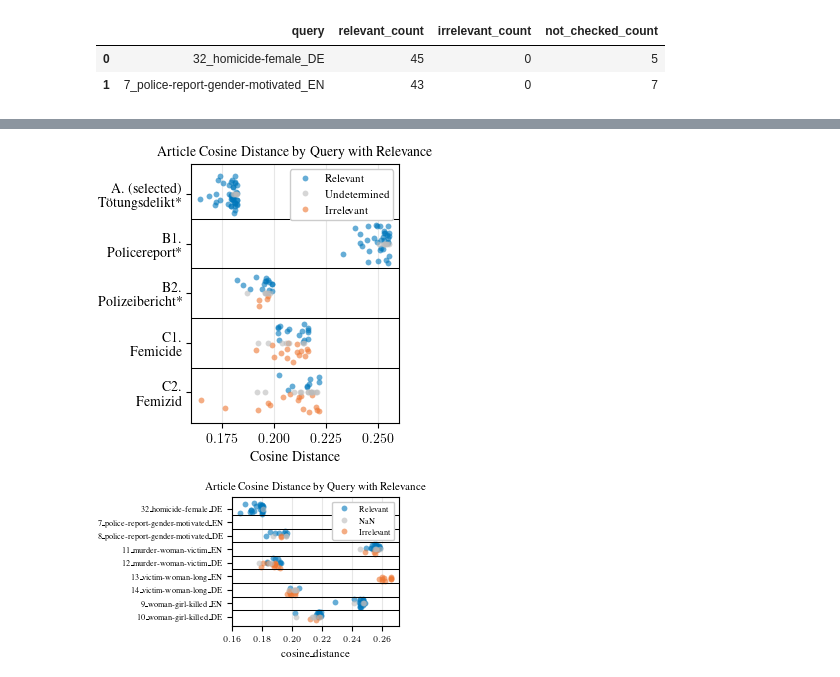
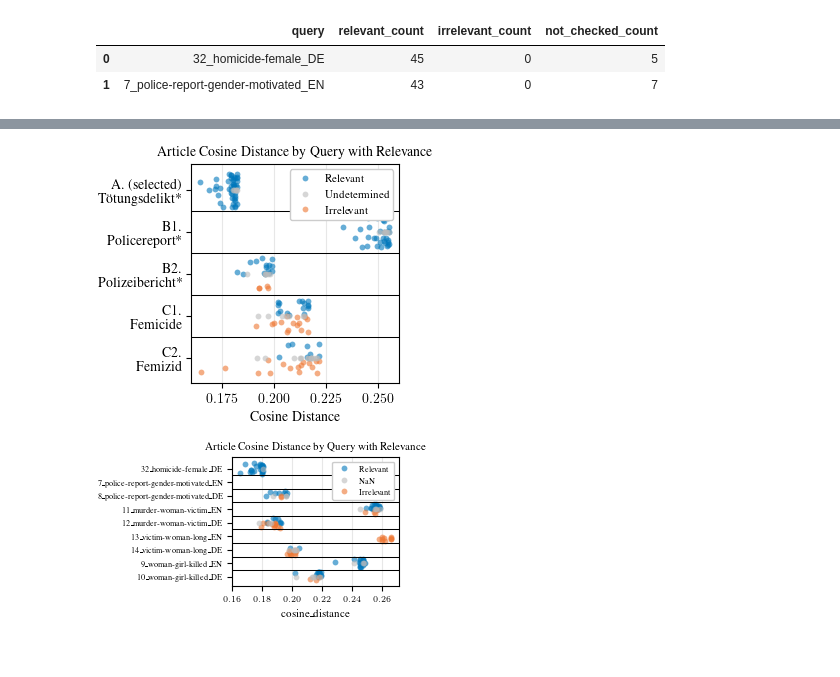
Before and after one commit to madelinemmiller18/geonews_femicide, a Jupyter notebook: experiments/reports/topK_evaluation.ipynb, the cells around one changed output, grey strips where cells are left out. Cells and saved outputs as stored; diff of their text form; code cells hidden in the pictures; blank space fills up the shorter version.

```diff
--- a/experiments/reports/topK_evaluation.ipynb
+++ b/experiments/reports/topK_evaluation.ipynb
@@ -493,30 +493,31 @@ def plot_cos_outcomes(df_individual, x_col='cos_dist_', rel_col ='cos_dist_' , q
 
     return fig, ax
 # %%
-plt.rcParams.update(bundles.icml2024(column='half', nrows=1.7, ncols=1))
+plt.rcParams.update(bundles.icml2024(column='half', nrows=1.5, ncols=1))
 query_order_50 = [
     '32_homicide-female_DE',
     '7_police-report-gender-motivated_EN',
     '8_police-report-gender-motivated_DE',
     '26_femicide_Femicide_EN',
     '22_femicide_Femizid_DE'
     ]
 
 query_order_50_labels = [
+
     'A. (selected)\nTötungsdelikt*',
     'B1.\nPolicereport*',
     'B2.\nPolizeibericht*',
     'C1.\nFemicide',
     'C2.\nFemizid'
     ]
 
 fig,ax = plot_cos_outcomes(df_50_individual, x_col='cos_dist_', rel_col ='cosine_distance' , query_order = query_order_50,
                         query_order_labels = query_order_50_labels,
                         mainquery=None, threshold=None, tagdata=None, lengthstart=.16, lengthend=.26)
 plt.tight_layout()
 fig.savefig(f"{figure_output_path}fig_cosdist_querycomp_50_gnf.pdf", bbox_inches="tight")
 # %% [output]
-[figure, old version]
+[figure, new version]
 # %%
 plt.rcParams.update(bundles.icml2024(column='half', nrows=1, ncols=1))
 
```
Also changed, not shown: 37 other files.
